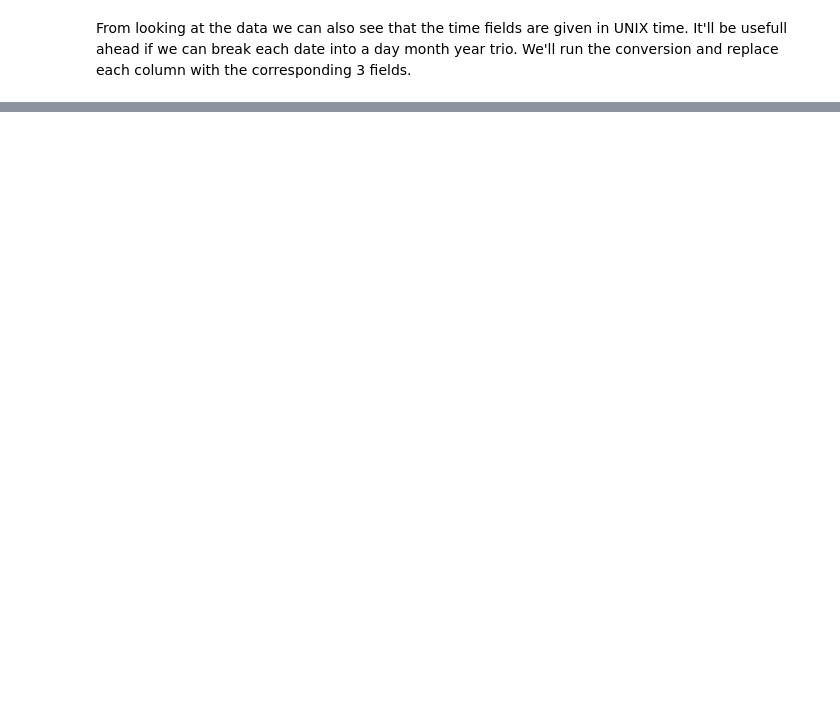
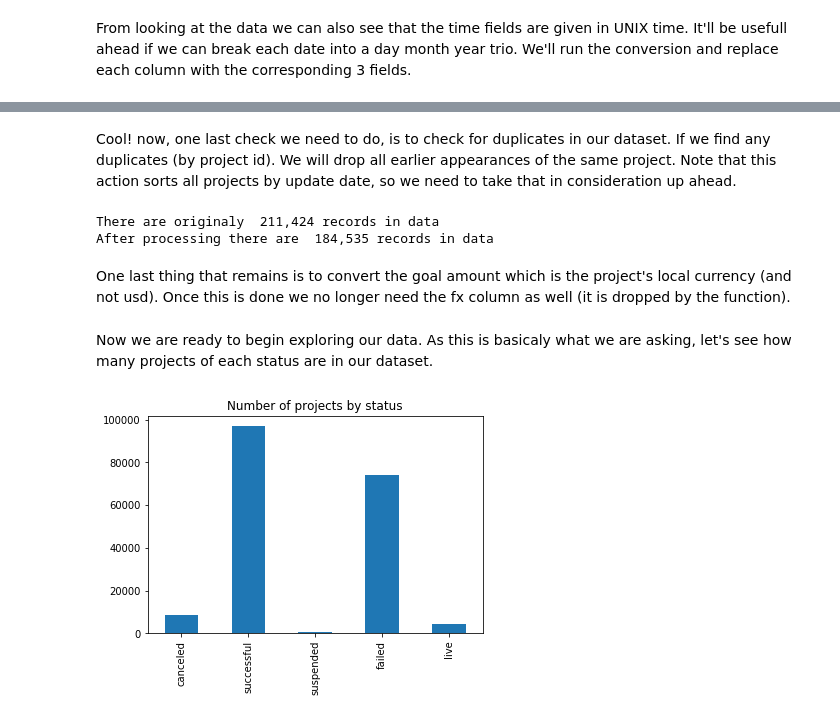
Before and after one commit to EdanZwick/Kickstarter, a Jupyter notebook: kickstarter_proj.ipynb, the cells around one changed output, grey strips where cells are left out. Cells and saved outputs as stored; diff of their text form; code cells hidden in the pictures; blank space fills up the shorter version.

```diff
--- a/kickstarter_proj.ipynb
+++ b/kickstarter_proj.ipynb
@@ -41,8 +43,8 @@ There are originaly  211,424 records in data
 We can already see redundant attributes which we are sure we will not need (used for display purpases). Let's start with dropping these.
 # %%
 redundant = ['country_displayable_name', 'currency_symbol', 'currency_trailing_code', 'current_currency',
-             'state_changed_at', 'source_url','disable_communication', 'profile']
-df = df.drop(columns=redundant)
+             'source_url','disable_communication', 'profile','urls','photo', 'static_usd_rate', 'usd_pledged', 'usd_type']
+df.drop(columns=redundant, inplace=True)
 print('sanity check, print new columns:')
 cols = list(df.columns.values)
 print(cols)
@@ -79,7 +81,7 @@ dtype: int64
 Looks like we can drop 'friends','is_backing','is_starred','permissions' as well.
 # %%
 empty = ['friends','is_backing','is_starred','permissions']
-df = df.drop(columns=empty)
+df.drop(columns=empty,inplace=True)
 cols = list(df.columns.values)
 print(cols)
 # %% [output]
@@ -104,0 +110,14 @@ Another inconviniency in this dataset is that some of the fields are given in js
+# %% [markdown]
+Cool! now, one last check we need to do, is to check for duplicates in our dataset.
+If we find any duplicates (by project id). We will drop all earlier appearances of the same project. Note that this action sorts all projects by update date, so we need to take that in consideration up ahead.
+# %%
+print('There are originaly ', f'{num_recs:,}' , 'records in data')
+dc.remove_duplicates(df)
+num_recs = len(df.index)
+print('After processing there are ', f'{num_recs:,}' , 'records in data')
+# %% [output]
+There are originaly  211,424 records in data
+After processing there are  184,535 records in data
+# %% [markdown]
+One last thing that remains is to convert the goal amount which is the project's local currency (and not usd).
+Once this is done we no longer need the fx column as well (it is dropped by the function).
@@ -104,0 +126,7 @@ Another inconviniency in this dataset is that some of the fields are given in js
+# %% [markdown]
+Now we are ready to begin exploring our data.
+As this is basicaly what we are asking, let's see how many projects of each status are in our dataset.
+# %%
+visio.plot_projStat(df)
+# %% [output]
+[figure, added]
```
Also changed, not shown: parts of 20 cells of this notebook, 1 other file.
